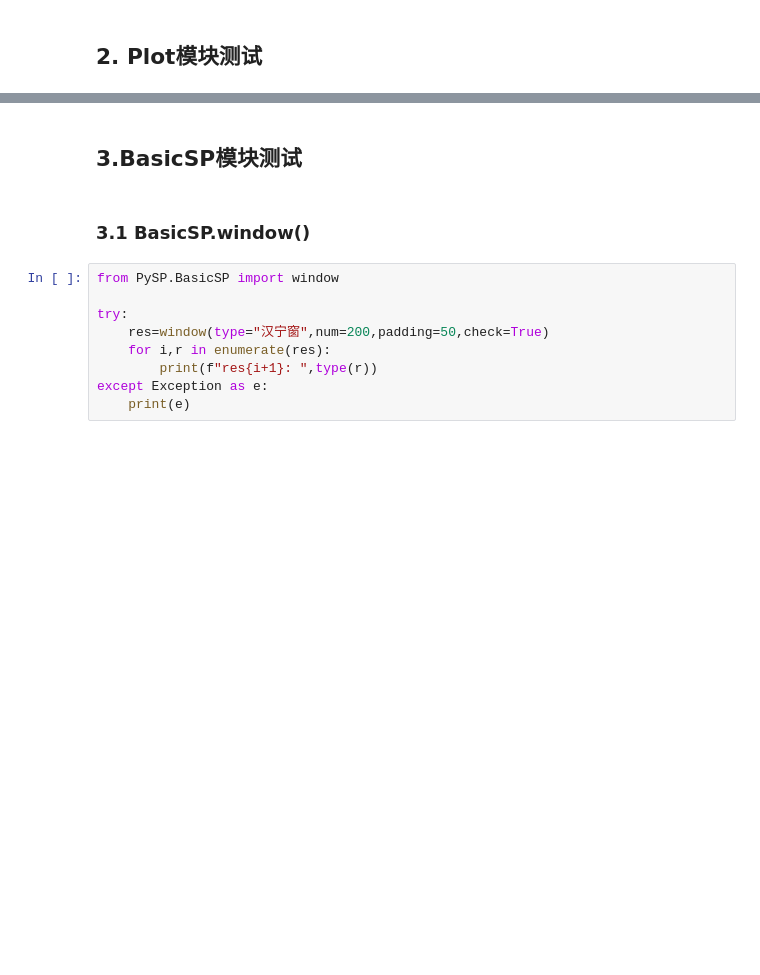
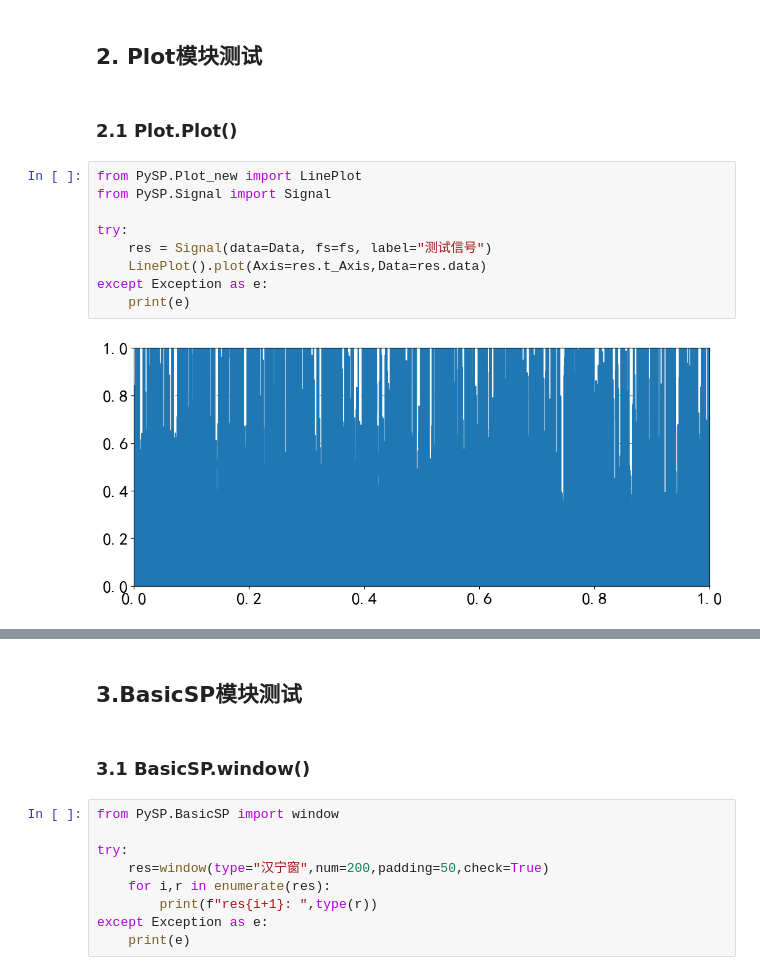
Before and after one commit to xcw1129/PySP, a Jupyter notebook: test.ipynb, the cells around one changed output, grey strips where cells are left out. Saved outputs shown, nothing was run; the diff lists cells and outputs as text; blank space fills up the shorter version.

```diff
--- a/test.ipynb
+++ b/test.ipynb
@@ -244,2 +245,15 @@ except Exception as e:
 # %% [markdown]
 ## 2. Plot模块测试
+# %% [markdown]
+### 2.1 Plot.Plot()
+# %%
+from PySP.Plot_new import LinePlot
+from PySP.Signal import Signal
+
+try:
+    res = Signal(data=Data, fs=fs, label="测试信号")
+    LinePlot().plot(Axis=res.t_Axis,Data=res.data)
+except Exception as e:
+    print(e)
+# %% [output]
+[figure, added]
```
Also changed, not shown: parts of 8 cells of this notebook.
